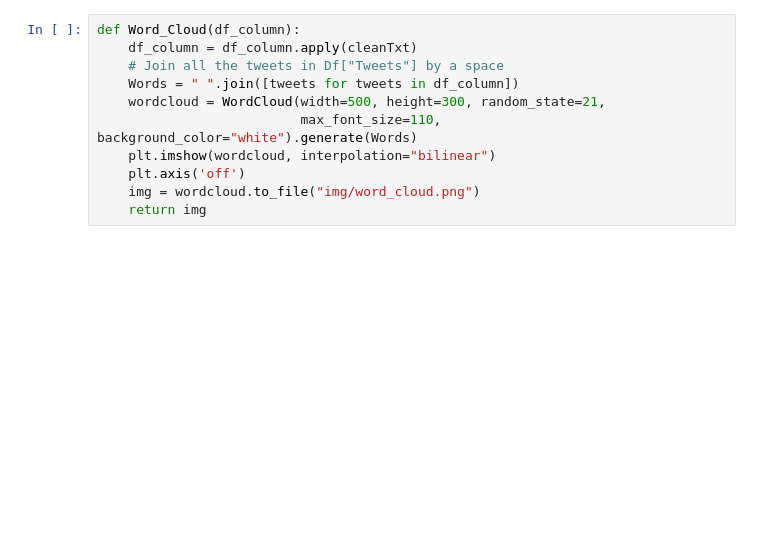
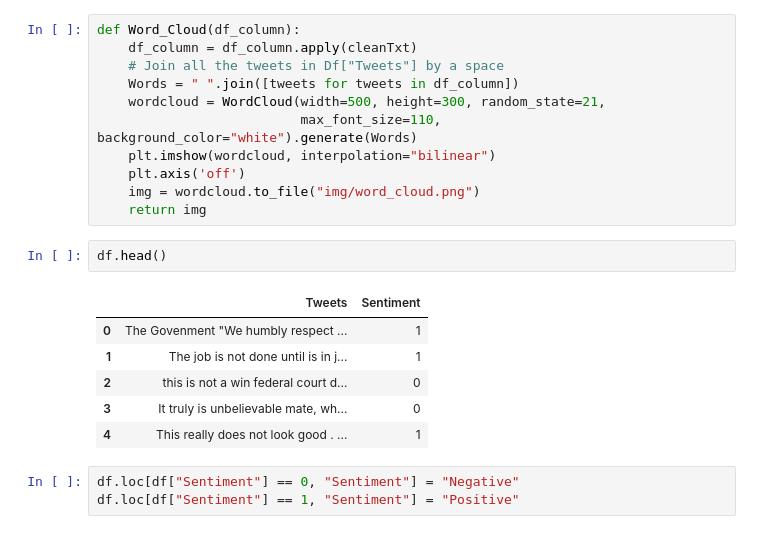
Before and after one commit to babetteblanquet/Sentiment_Analysis, a Jupyter notebook: Sentiment analysis on Tweets.ipynb, the cells around one changed output. Drawn from its saved outputs; the diff is of its cells as text; blank space fills up the shorter version.

```diff
--- a/Sentiment analysis on Tweets.ipynb
+++ b/Sentiment analysis on Tweets.ipynb
@@ -317,3 +317,15 @@ def Word_Cloud(df_column):
     plt.axis('off')
     img = wordcloud.to_file("img/word_cloud.png")
     return img
+# %%
+df.head()
+# %% [output]
+|  | Tweets | Sentiment |
+| 0 | The Govenment "We humbly respect ... | 1 |
+| 1 | The job is not done until is in j... | 1 |
+| 2 | this is not a win federal court d... | 0 |
+| 3 | It truly is unbelievable mate, wh... | 0 |
+| 4 | This really does not look good . ... | 1 |
+# %%
+df.loc[df["Sentiment"] == 0, "Sentiment"] = "Negative"
+df.loc[df["Sentiment"] == 1, "Sentiment"] = "Positive"
```
Also changed, not shown: parts of 3 cells of this notebook, 3 other files.
